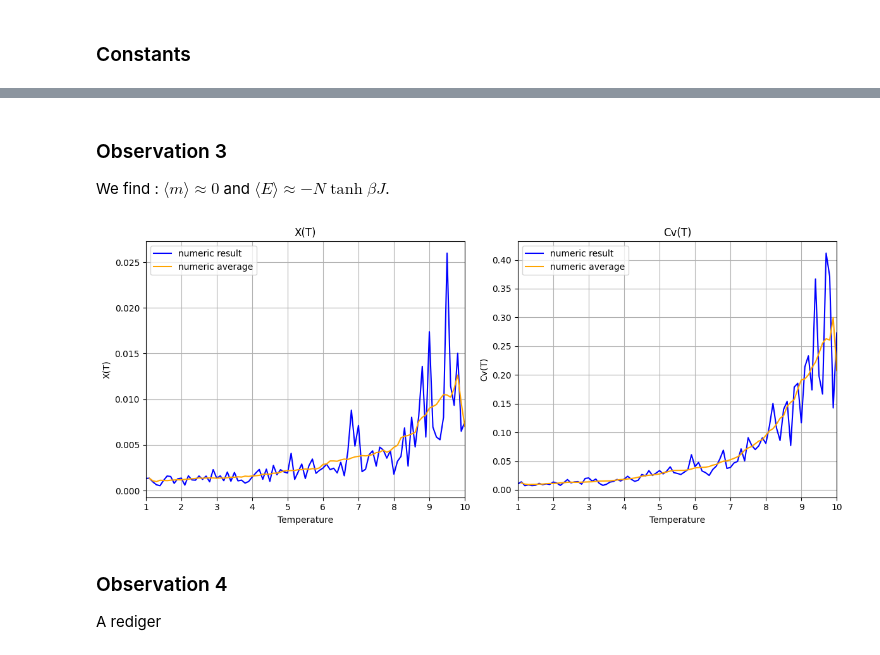
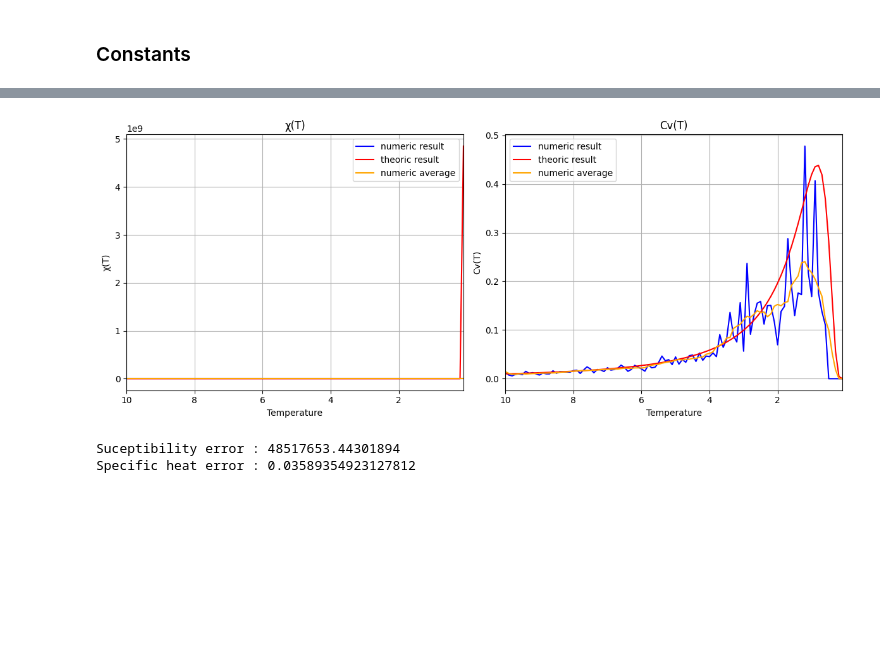
Before and after one commit to TheoHUETQC/monte-carlo, a Jupyter notebook: project1/qmc_project1.ipynb, the cells around one changed output, grey strips where cells are left out. Cells and saved outputs as stored; diff of their text form; code cells hidden in the pictures; blank space fills up the shorter version.

```diff
--- a/project1/qmc_project1.ipynb
+++ b/project1/qmc_project1.ipynb
@@ -128,28 +175,27 @@ We need in our simulation three parts :
 # %%
 # Init
-m_list, E_list, E_theoric_list, suceptibility_list, specific_heat_list = [], [], [], [], [] # liste of measurement depending of time
-E_T_list, m_T_list = [], [] # liste of measurement depending of Temperature
+E_list, m_list, suceptibility_list, specific_heat_list = [], [], [], [] # liste of measurement
 
 # Evolution of the temp
 for Tj in T :
   thermalisation(Tj)
-  m, E = [], []
+  print(f"Thermalisation {Tj.round(2)}/{Tf} complete")
+  m_temp, E_temp = [], [] # reinitialisation des listes temporaires
   for _ in range(Nt) :
-    evolution(Tj)
+    evolution(Tj) # change un s_i -> - s_i
 
     # Calcul des magnétisations et énergies
-    m_j = compute_m()
-    E_j = compute_E(J,h)
+    m_temp.append(compute_m())
+    E_temp.append(compute_E())
 
-    # Stock les valeur
-    m_list.append(m_j)
-    E_list.append(E_j)
-    E_theoric_list.append(E_theoric(J,Tj))
+  # Stock les valeur
+  E_list.append(np.mean(E_temp))
+  m_list.append(np.mean(np.abs(m_temp))) # en valeur absolue car le système est invariant
+  suceptibility_list.append(compute_suceptibility(np.array(m_temp), Tj))
+  specific_heat_list.append(compute_specific_heat(np.array(E_temp), Tj))
 
-    # Stock pour Suceptibility et Heat_Capacity
-    m.append(m_j)
-    E.append(E_j)
-  E_T_list.append(np.mean(E))
-  m_T_list.append(np.mean(m))
-  suceptibility_list.append(compute_suceptibility(np.array(m), Tj))
-  specific_heat_list.append(compute_specific_heat(np.array(E), Tj))
+# theorical mesure pour comparer nos resultats
+E_theoric_list = E_theoric(T)
+m_theoric_list = m_theoric(T)
+suceptibility_theoric = compute_suceptibility_theoric(T)
+specific_heat_theoric = compute_specific_heat_theoric(T)
@@ -185,13 +244,12 @@ plot2(np.sort(T), m_T_list, E_T_list, y1_theoric=np.zeros(len(T)), y2_theoric =
-# %% [markdown]
-### Observation 3
-
-We find : $\langle m\rangle \approx 0$ and $\langle E\rangle \approx -N \tanh \beta J$.
 # %%
+plot2(T, suceptibility_list, specific_heat_list, y1_theoric=suceptibility_theoric, y2_theoric=specific_heat_theoric, show_y1_average=True, show_y2_average=True, title1="χ(T)", title2="Cv(T)", x_label='Temperature')
 
-plot2(np.sort(T), suceptibility_list, specific_heat_list, show_y1_average=True, show_y2_average=True, title1="X(T)", title2="Cv(T)", x_label='Temperature')
+X_error = error(suceptibility_list, suceptibility_theoric)
+C_error = error(specific_heat_list, specific_heat_theoric)
+
+print("Suceptibility error :", X_error)
+print("Specific heat error :", C_error)
 # %% [output]
-[figure, old version]
+[figure, new version]
+Suceptibility error : 48517653.44301894
+Specific heat error : 0.03589354923127812
-# %% [markdown]
-### Observation 4
-
-A rediger
```
Also changed, not shown: parts of 24 cells of this notebook, 1 other file.
